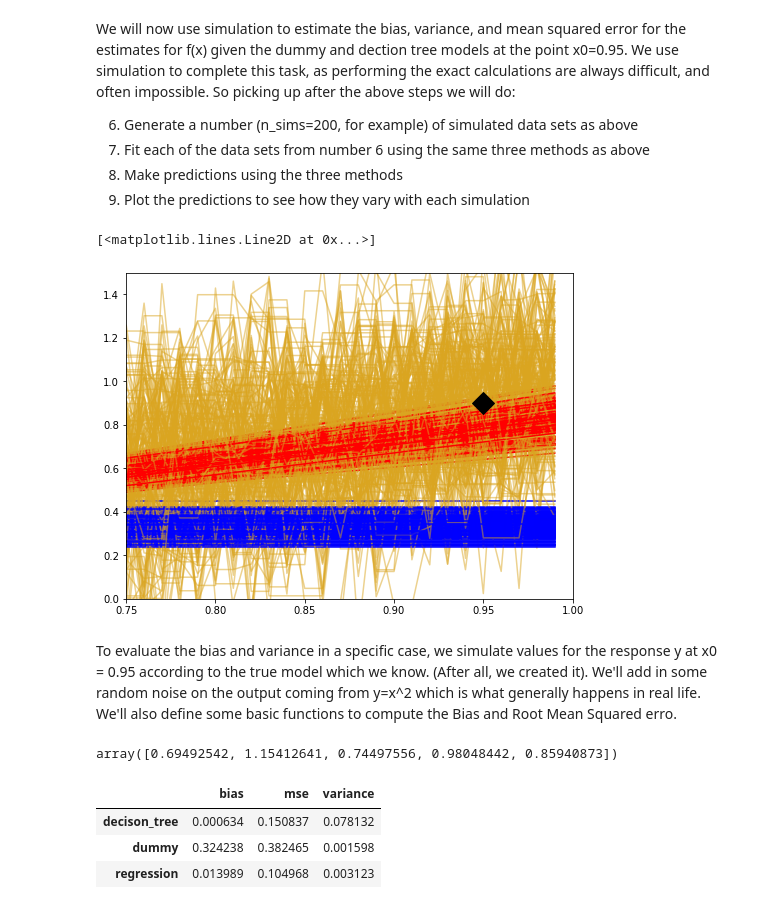
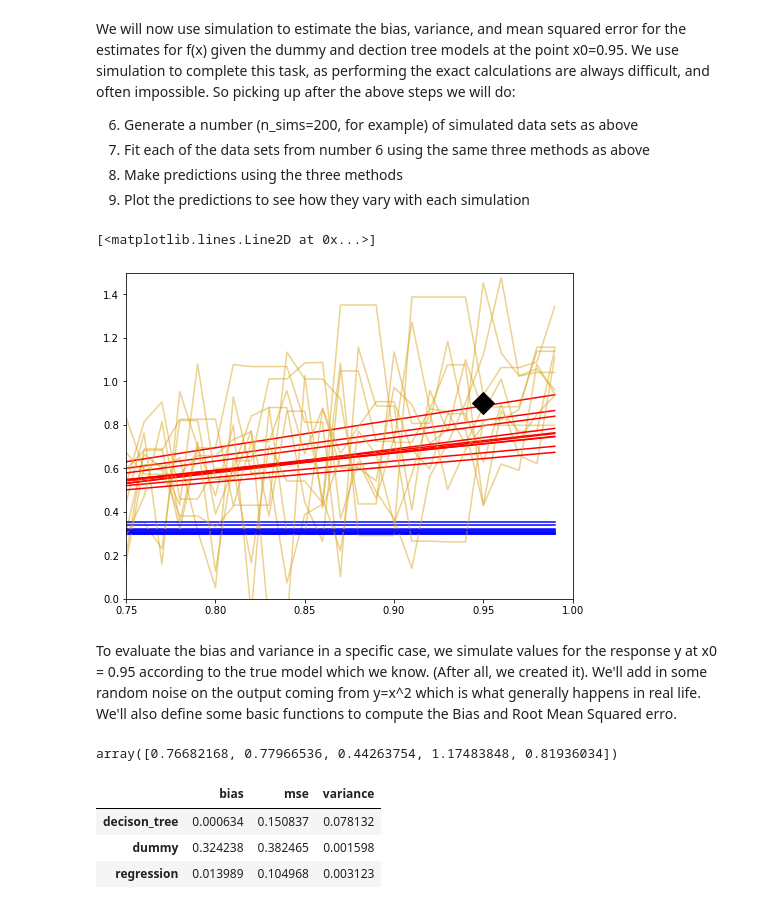
Before and after one commit to steviep42/bios_534, a Jupyter notebook: BIAS_Variance_Tradeoff.ipynb, the cells around one changed output. Cells and saved outputs as stored; diff of their text form; code cells hidden in the pictures.

Commit message:
Changed plot parameters

```diff
--- a/BIAS_Variance_Tradeoff.ipynb
+++ b/BIAS_Variance_Tradeoff.ipynb
@@ -212,7 +212,7 @@ We will now use simulation to estimate the bias, variance, and mean squared erro
 # %%
 # Setup the number of simulations and the number of models
 # We will be evaluating bias, rmse, and variance at a specific point x0 = 0.95
-n_sims = 200
+n_sims = 10
 n_models = 3
 x0 = 0.95
 
@@ -237,34 +237,34 @@ for i in range(n_sims):
     # Extract the X and y vals
     sim_vals = sim_data.values
     X = sim_vals[:,0]
     y = sim_vals[:,1]
 
     # fit the decision tree
     fit_1 = dtree.fit(X.reshape(-1,1),y)
     fit_1_preds = fit_1.predict(grid.reshape(-1,1))
     plt.plot(grid,fit_1_preds,c='goldenrod',alpha=0.5)
 
     # fit the dummy model
     fit_2 = dreg.fit(X,y)
     fit_2_preds = fit_2.predict(grid)
     plt.plot(grid,fit_2_preds,c='blue')
 
     # fit the regression model
     fit_3 = lmreg.fit(X.reshape(-1,1),y)
     fit_3_preds = fit_3.predict(grid.reshape(-1,1))
     plt.plot(grid,fit_3_preds,c='red')
 
     # Stash the point prediction into the predictions matrix
     predictions[i,0] = fit_1.predict(np.array(.95).reshape(1,-1))
     predictions[i,1] = fit_2.predict(np.array(.95).reshape(1,-1))
     predictions[i,2] = fit_3.predict(np.array(.95).reshape(1,-1))
 
 # Plot the x0 on the graph
 plt.plot(x0,f(x0),'rD',markersize=16,c="black")
 #plt.plot(x0,f(x0),markersize=16,c="black")
 # %% [output]
 [<matplotlib.lines.Line2D at 0x...>]
-[figure, old version]
+[figure, new version]
 # %% [markdown]
 To evaluate the bias and variance in a specific case, we simulate values for the response y at x0 = 0.95 according to the true model which we know. (After all, we created it). We'll add in some random noise on the output coming from y=x^2 which is what generally happens in real life.  We'll also define some basic functions to compute the Bias and Root Mean Squared erro.
 # %%
@@ -273,7 +273,7 @@ eps = np.random.normal(0,.3,n_sims)
 y0 = f(x0) + eps
 y0[0:5]
 # %% [output]
-array([0.69492542, 1.15412641, 0.74497556, 0.98048442, 0.85940873])
+array([0.76682168, 0.77966536, 0.44263754, 1.17483848, 0.81936034])
 # %%
 # Define some functions to get the bias and MSE
 def get_bias(estimate, truth):
```
Also changed, not shown: parts of 4 cells of this notebook.
